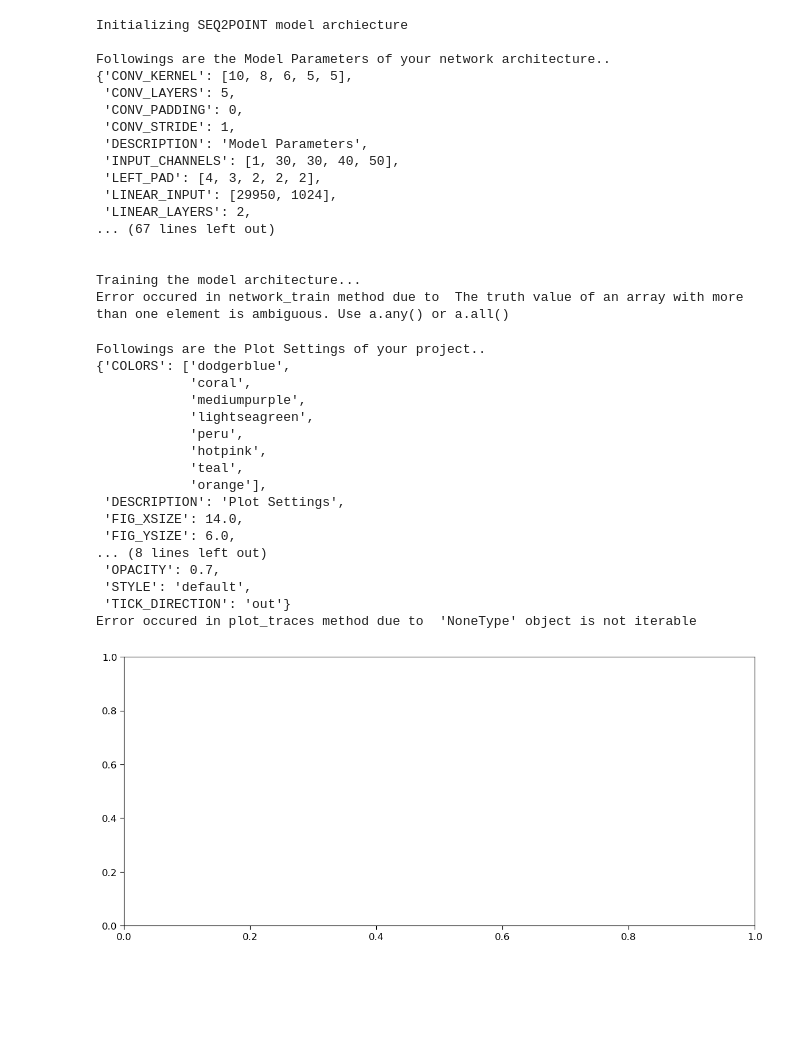
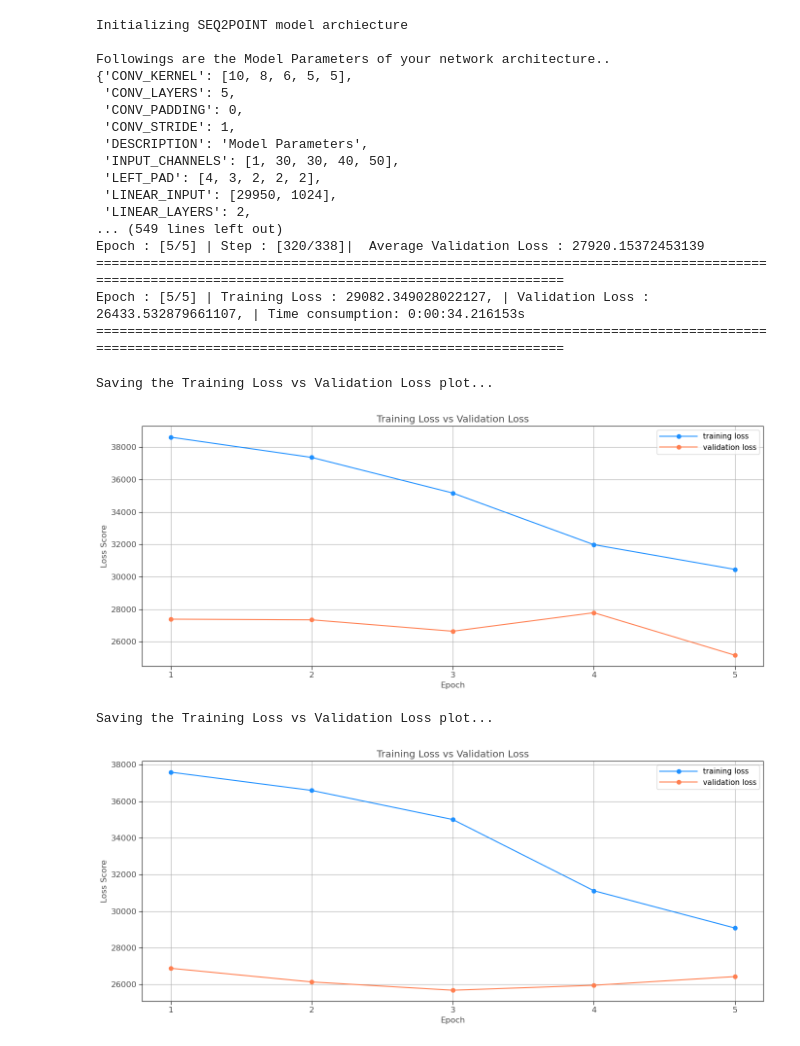
Before and after one commit to mahnoor-shahid/seq2point, a Jupyter notebook: main.ipynb, the cells around one changed output. Cells and saved outputs as stored; diff of their text form; code cells hidden in the pictures; blank space fills up the shorter version.

```diff
--- a/main.ipynb
+++ b/main.ipynb
@@ -18,7 +18,7 @@ dataloaders = Seq2PointDataLoader(
     target_houses= TRAINING_CONFIG['TARGET_HOUSES'],
     proportion = TRAINING_CONFIG['SPLIT_PROPORTION'],
     subset_days = TRAINING_CONFIG['SUBSET_DAYS'],
-    scalers_directory = TRAINING_CONFIG['EXPERIMENT_PATH'],
+    # scalers_directory = TRAINING_CONFIG['EXPERIMENT_PATH'],
     # normalize_with=TRAINING_CONFIG['NORMALIZE']
 )
 # %% [output]
@@ -56,31 +55,17 @@ Followings are the Model Parameters of your network architecture..
  'LEFT_PAD': [4, 3, 2, 2, 2],
  'LINEAR_INPUT': [29950, 1024],
  'LINEAR_LAYERS': 2,
-... (67 lines left out)
-
-
-Training the model architecture...
-Error occured in network_train method due to  The truth value of an array with more than one element is ambiguous. Use a.any() or a.all()
+... (549 lines left out)
+Epoch : [5/5] | Step : [320/338]|  Average Validation Loss : 27920.15372453139
+==================================================================================================================================================
+Epoch : [5/5] | Training Loss : 29082.349028022127, | Validation Loss : 26433.532879661107, | Time consumption: 0:00:34.216153s
+==================================================================================================================================================
 # %%
-plot_traces(traces=results, labels = ['training loss', 'validation loss'], axis_labels=['Epoch', 'Loss Score'] )
+plot_traces(traces=results, labels = ['training loss', 'validation loss'], axis_labels=['Epoch', 'Loss Score'] , title="Training Loss vs Validation Loss")
 # %% [output]
-Followings are the Plot Settings of your project..
-{'COLORS': ['dodgerblue',
-            'coral',
-            'mediumpurple',
-            'lightseagreen',
-            'peru',
-            'hotpink',
-            'teal',
-            'orange'],
- 'DESCRIPTION': 'Plot Settings',
- 'FIG_XSIZE': 14.0,
- 'FIG_YSIZE': 6.0,
-... (8 lines left out)
- 'OPACITY': 0.7,
- 'STYLE': 'default',
- 'TICK_DIRECTION': 'out'}
-Error occured in plot_traces method due to  'NoneType' object is not iterable
+Saving the Training Loss vs Validation Loss plot...
-[figure, old version]
+[figure, new version]
+Saving the Training Loss vs Validation Loss plot...
+[figure, added]
 # %%
 test_network = SEQ2POINT().to(set_GPU())
```
Also changed, not shown: parts of 3 cells of this notebook, 10 other files.
